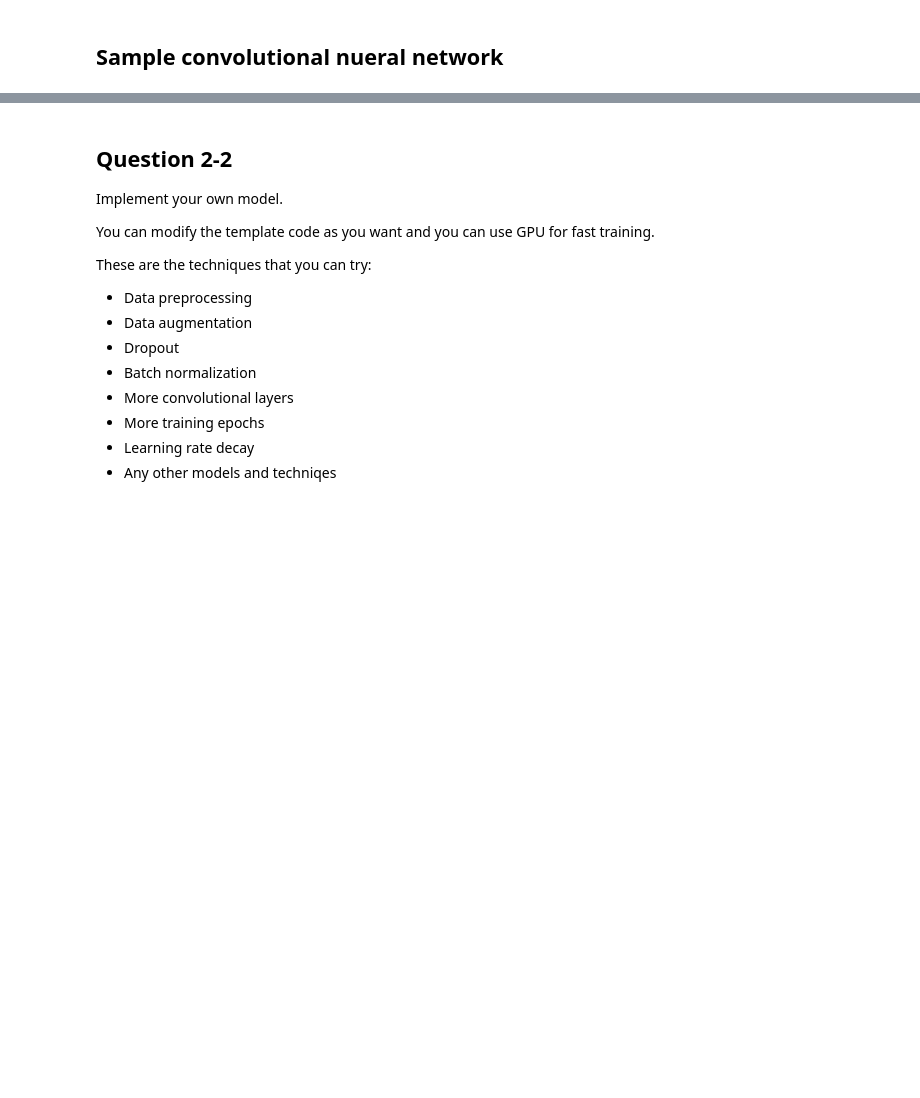
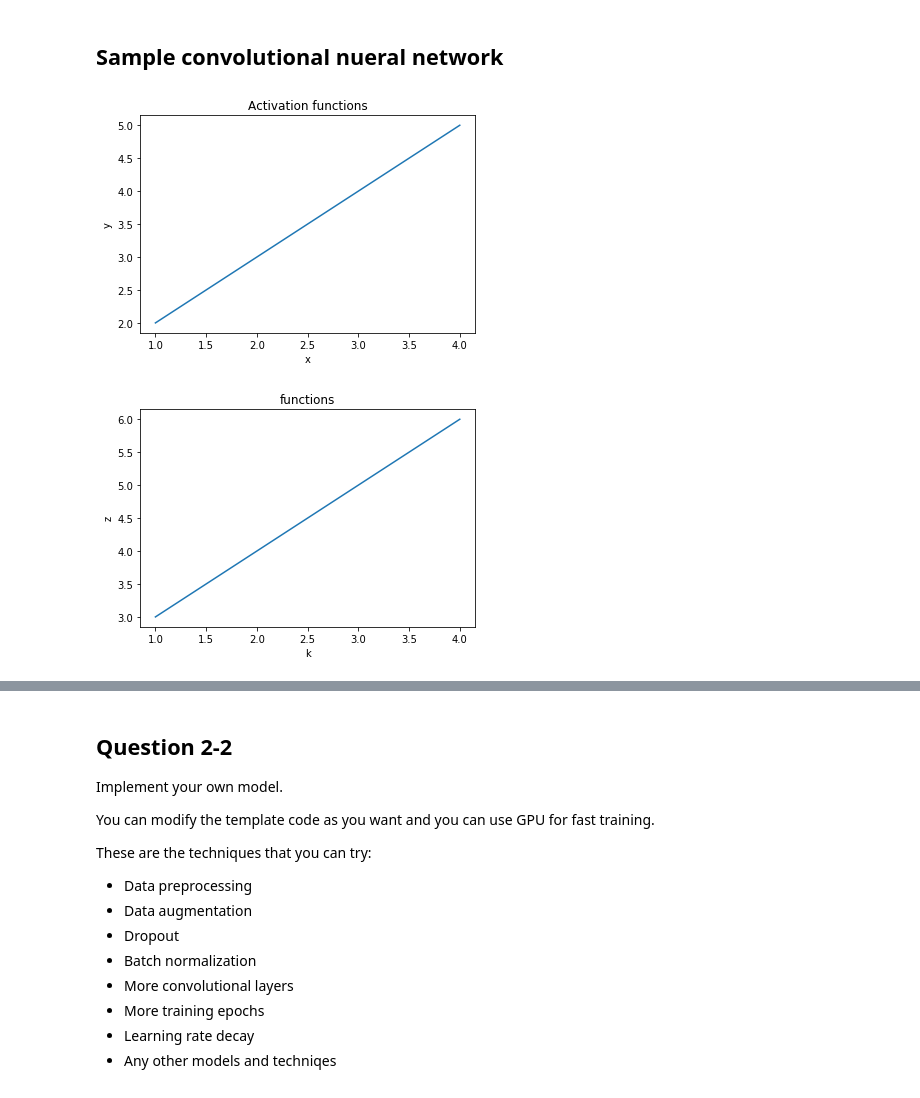
Before and after one commit to XinyuFeng/DL, a Jupyter notebook: Problem_2.ipynb, the cells around one changed output, grey strips where cells are left out. Cells and saved outputs as stored; diff of their text form; code cells hidden in the pictures; blank space fills up the shorter version.

```diff
--- a/Problem_2.ipynb
+++ b/Problem_2.ipynb
@@ -214,6 +213,27 @@ def loss(logits, y):
 #############################################################################
 # %% [markdown]
 ## Sample convolutional nueral network
+# %%
+x = [1,2,3,4]
+y1 = [2,3,4,5]
+y2 = [3,4,5,6]
+plt.figure(1)
+plt.plot(x, y1)
+plt.xlabel('x')
+plt.ylabel('y')
+plt.title("Activation functions")
+plt.legend()
+plt.figure(2)
+plt.plot(x, y2)
+plt.xlabel('k')
+plt.ylabel('z')
+
+plt.title("functions")
+plt.legend()
+plt.show()
+# %% [output]
+[figure, added]
+[figure, added]
 # %%
 class BaseModel(object):
     def __init__(self):
```
Also changed, not shown: parts of 8 cells of this notebook, 8 other files.
